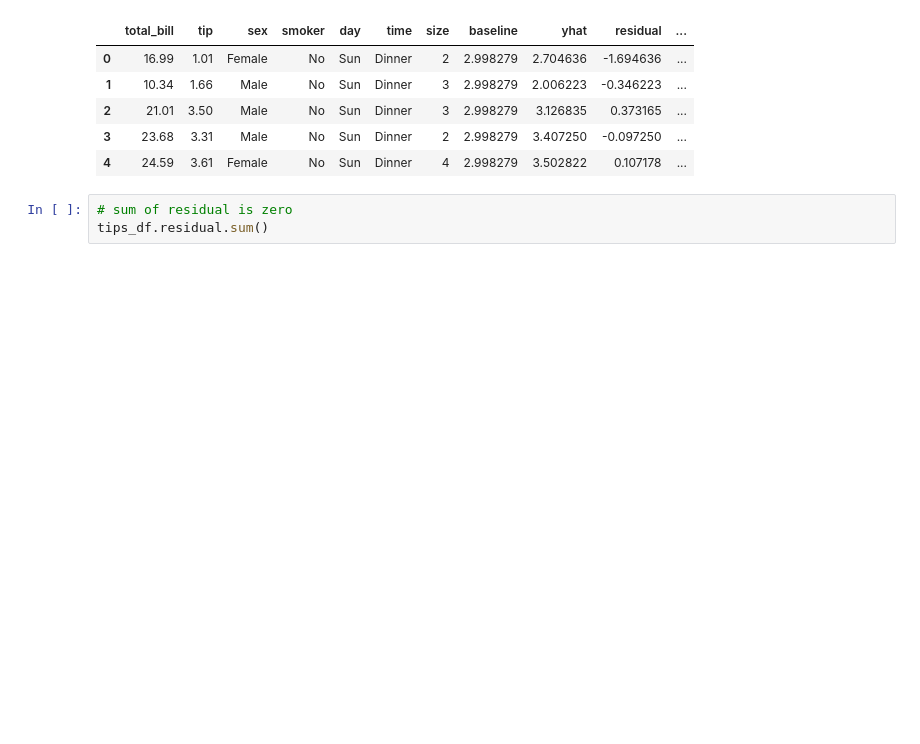
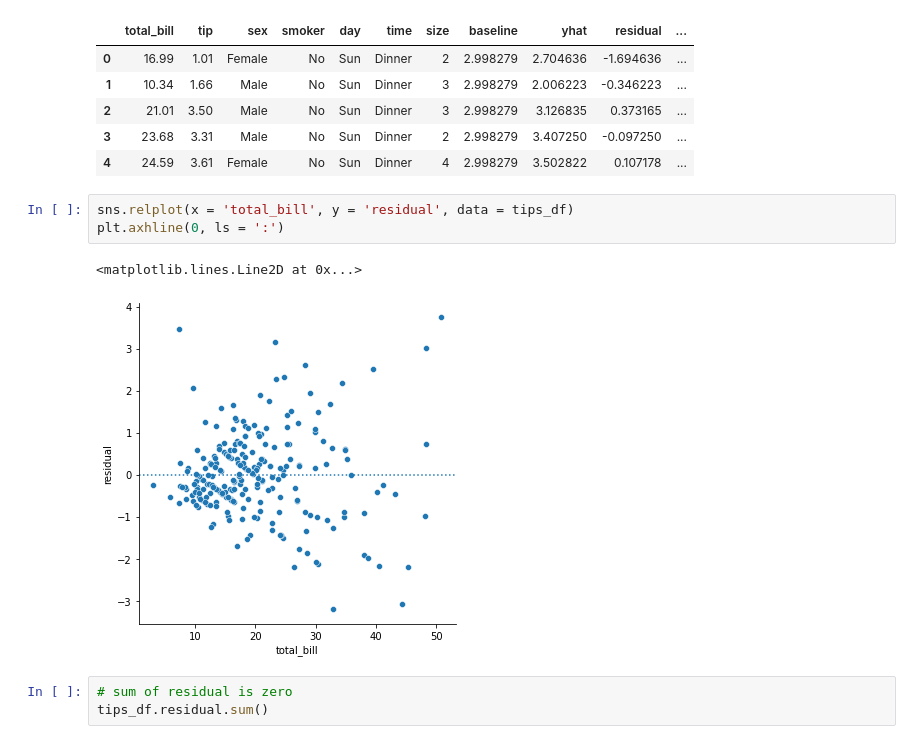
Before and after one commit to brentschriver/regression-exercises, a Jupyter notebook: evaluate.ipynb, the cells around one changed output. Drawn from its saved outputs; the diff is of its cells as text; blank space fills up the shorter version.

```diff
--- a/evaluate.ipynb
+++ b/evaluate.ipynb
@@ -111,6 +111,12 @@ tips_df.head()
 | 2 | 21.01 | 3.50 | Male | No | Sun | Dinner | 3 | 2.998279 | 3.126835 | 0.373165 | ... |
 | 3 | 23.68 | 3.31 | Male | No | Sun | Dinner | 2 | 2.998279 | 3.407250 | -0.097250 | ... |
 | 4 | 24.59 | 3.61 | Female | No | Sun | Dinner | 4 | 2.998279 | 3.502822 | 0.107178 | ... |
+# %%
+sns.relplot(x = 'total_bill', y = 'residual', data = tips_df)
+plt.axhline(0, ls = ':')
+# %% [output]
+<matplotlib.lines.Line2D at 0x...>
+[figure, added]
 # %%
 # sum of residual is zero
 tips_df.residual.sum()
```
Also changed, not shown: parts of 27 cells of this notebook, 4 other files.
